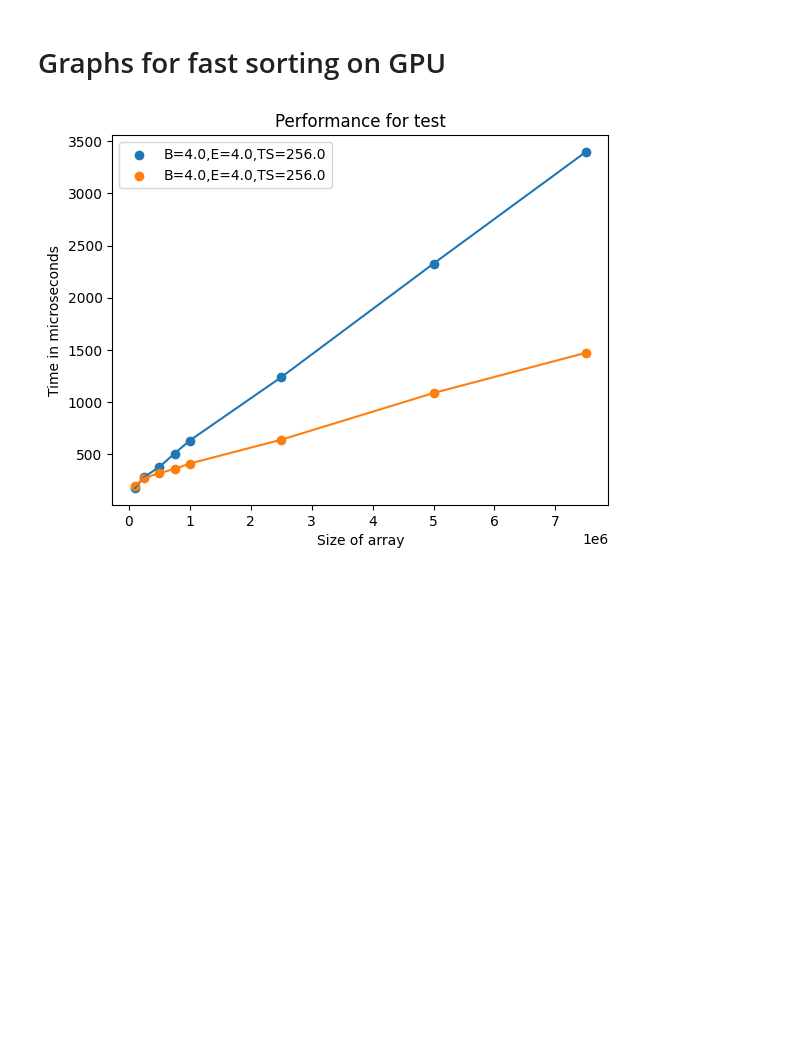
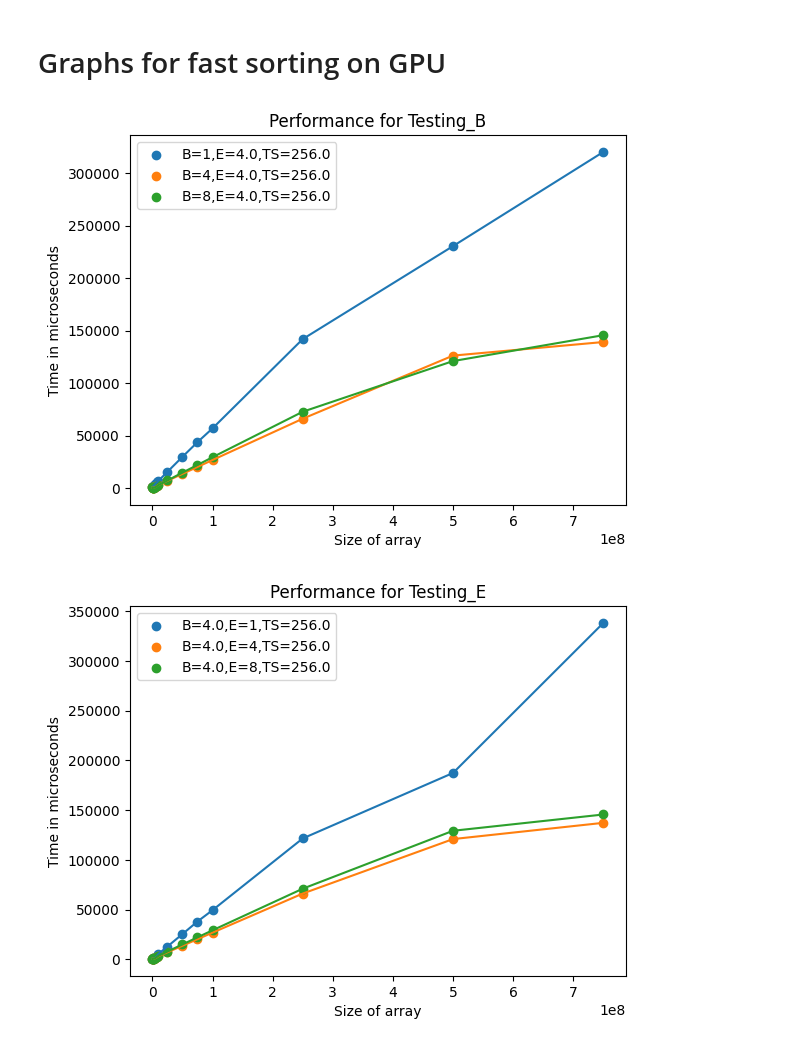
Before and after one commit to kaff3/intraseq, a Jupyter notebook: graphing.ipynb, the cells around one changed output. Saved outputs shown, nothing was run; the diff lists cells and outputs as text; code cells hidden in the pictures; blank space fills up the shorter version.

Commit message:
images??

```diff
--- a/graphing.ipynb
+++ b/graphing.ipynb
@@ -6,3 +10,9 @@ import matplotlib.pyplot as plt
+# %%
+directory = "A100-data"
+data = []
+for filename in sorted(os.listdir(directory)):
+    #print (filename)
+    data.append(load_file(f"{directory}/{filename}"))
 # %%
 #filename = "u32-8-4-512.csv"
 #loadData = np.genfromtxt(filename,delimiter=",")
@@ -11,2 +18,0 @@ def load_file(filename):
-# %%
-val = load_file("u32-8-4-512.csv")
@@ -29,25 +37,31 @@ allds = np.array([100000,
 750000000,
 1000000000])
 # %%
-def plot(xs,ys,B=4, E=4,TS=256):
-    plt.scatter(xs,ys,label=f"B={B},E={E},TS={TS}")
+def plot(xs,ys,B=4, E=4,TS=256,types="u32"):
+    plt.scatter(xs,ys,label=f"B = {B},E = {E},TS = {TS},type = {types}")
     plt.plot(xs,ys)
 # %%
 #Baseline Bs, Es, TSs
-Bs = np.ones(len(val)-1)*4
-Es = np.ones(len(val)-1)*4
-TSs = np.ones(len(val)-1)*256
-def plots(val,name,Bs=Bs,Es=Es,TSs=TSs,saved = True):
+#Bs = np.ones(len(val)-1)*4
+#Es = np.ones(len(val)-1)*4
+#TSs = np.ones(len(val)-1)*256
+def plots(val,name,Bs=np.ones(3)*4,Es=np.ones(3)*4,TSs=np.ones(3)*256,saved = True,types = "u32"):
     for i in range(len(Bs)):
-        plot(val[0],val[i+1],B=Bs[i], E=Es[i],TS=TSs[i])
+        plot(val[0][0],val[i][1],B=Bs[i], E=Es[i],TS=TSs[i],types=types[i])
     plt.legend()
     plt.title(f"Performance for {name}")
     plt.xlabel("Size of array")
     plt.ylabel("Time in microseconds")
     if saved:
-        plt.savefig(f"{name}.png")
+        plt.savefig(f"images/{name}.png")
     plt.show()
-# %%
-plots(val,"test",saved = False)
-# %% [output]
-[figure, removed]
+# %%
+# Set the Bs, Es, or TSs array to the correct value before plotting
+plots(data[0:3],"Testing_B", Bs=np.array([1,4,8]))
+plots(data[3:6],"Testing_E", Es=np.array([1,4,8]))
+plots(data[6:10],"Testing_Threads", TSs=np.array([256,512,768,1024]))
+types = ["u8","u16","u32","u64"]
+plots(data[10:],"Testing_Threads", Bs=np.array([8,8,8,8]), Es=np.array([4,4,4,4]), TSs=np.array([512,512,512,512]))
+# %% [output]
+[figure, added]
+[figure, added]
```
Also changed, not shown: parts of 6 cells of this notebook, 4 other files.
